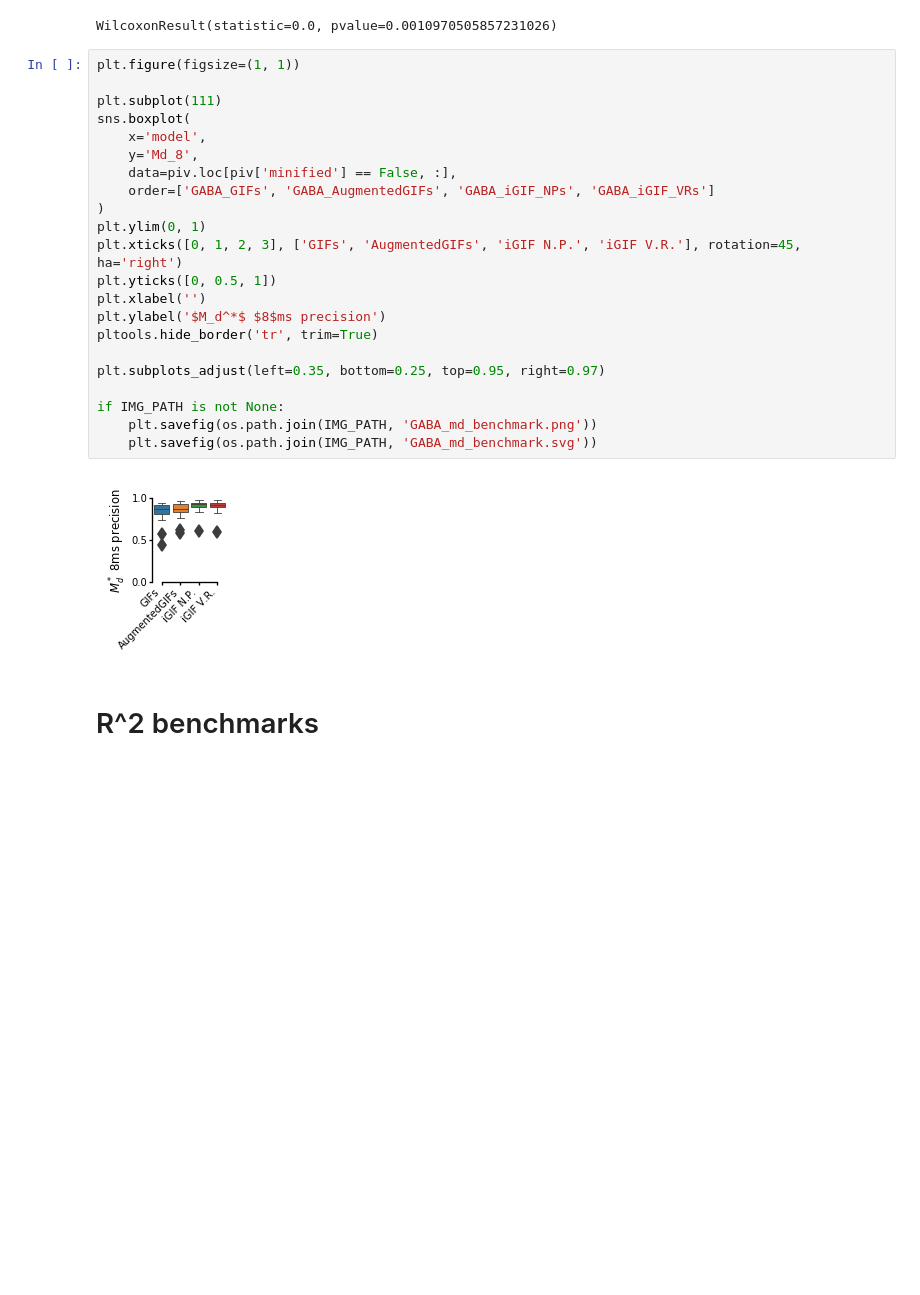
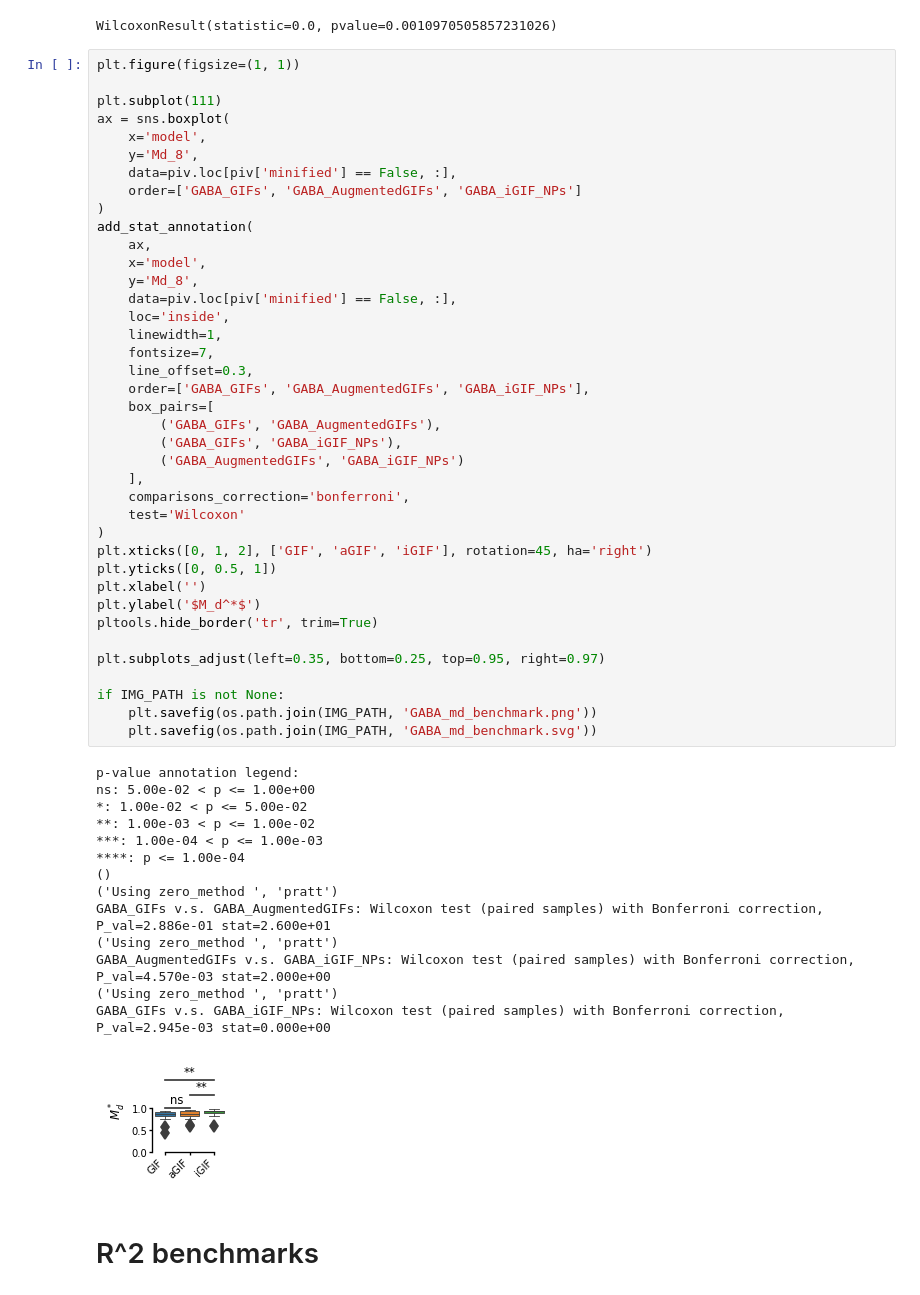
Before and after one commit to nauralcodinglab/raphegif, a Jupyter notebook: figs/scripts/writeup/single_neuron_model_benchmarks.ipynb, the cells around one changed output. Drawn from its saved outputs; the diff is of its cells as text; blank space fills up the shorter version.

```diff
--- a/figs/scripts/writeup/single_neuron_model_benchmarks.ipynb
+++ b/figs/scripts/writeup/single_neuron_model_benchmarks.ipynb
@@ -269,27 +330,57 @@ WilcoxonResult(statistic=0.0, pvalue=0.0010970505857231026)
 # %%
 plt.figure(figsize=(1, 1))
 
 plt.subplot(111)
-sns.boxplot(
+ax = sns.boxplot(
     x='model',
     y='Md_8',
     data=piv.loc[piv['minified'] == False, :],
-    order=['GABA_GIFs', 'GABA_AugmentedGIFs', 'GABA_iGIF_NPs', 'GABA_iGIF_VRs']
+    order=['GABA_GIFs', 'GABA_AugmentedGIFs', 'GABA_iGIF_NPs']
 )
-plt.ylim(0, 1)
-plt.xticks([0, 1, 2, 3], ['GIFs', 'AugmentedGIFs', 'iGIF N.P.', 'iGIF V.R.'], rotation=45, ha='right')
+add_stat_annotation(
+    ax,
+    x='model',
+    y='Md_8',
+    data=piv.loc[piv['minified'] == False, :],
+    loc='inside',
+    linewidth=1,
+    fontsize=7,
+    line_offset=0.3,
+    order=['GABA_GIFs', 'GABA_AugmentedGIFs', 'GABA_iGIF_NPs'],
+    box_pairs=[
+        ('GABA_GIFs', 'GABA_AugmentedGIFs'),
+        ('GABA_GIFs', 'GABA_iGIF_NPs'),
+        ('GABA_AugmentedGIFs', 'GABA_iGIF_NPs')
+    ],
+    comparisons_correction='bonferroni',
+    test='Wilcoxon'
+)
+plt.xticks([0, 1, 2], ['GIF', 'aGIF', 'iGIF'], rotation=45, ha='right')
 plt.yticks([0, 0.5, 1])
 plt.xlabel('')
-plt.ylabel('$M_d^*$ $8$ms precision')
+plt.ylabel('$M_d^*$')
 pltools.hide_border('tr', trim=True)
 
 plt.subplots_adjust(left=0.35, bottom=0.25, top=0.95, right=0.97)
 
 if IMG_PATH is not None:
     plt.savefig(os.path.join(IMG_PATH, 'GABA_md_benchmark.png'))
     plt.savefig(os.path.join(IMG_PATH, 'GABA_md_benchmark.svg'))
 # %% [output]
+p-value annotation legend:
+ns: 5.00e-02 < p <= 1.00e+00
+*: 1.00e-02 < p <= 5.00e-02
+**: 1.00e-03 < p <= 1.00e-02
+***: 1.00e-04 < p <= 1.00e-03
+****: p <= 1.00e-04
+()
+('Using zero_method ', 'pratt')
+GABA_GIFs v.s. GABA_AugmentedGIFs: Wilcoxon test (paired samples) with Bonferroni correction, P_val=2.886e-01 stat=2.600e+01
+('Using zero_method ', 'pratt')
+GABA_AugmentedGIFs v.s. GABA_iGIF_NPs: Wilcoxon test (paired samples) with Bonferroni correction, P_val=4.570e-03 stat=2.000e+00
+('Using zero_method ', 'pratt')
+GABA_GIFs v.s. GABA_iGIF_NPs: Wilcoxon test (paired samples) with Bonferroni correction, P_val=2.945e-03 stat=0.000e+00
-[figure, old version]
+[figure, new version]
 # %% [markdown]
 # R^2 benchmarks
 # %% [markdown]
```
Also changed, not shown: parts of 6 cells of this notebook.
